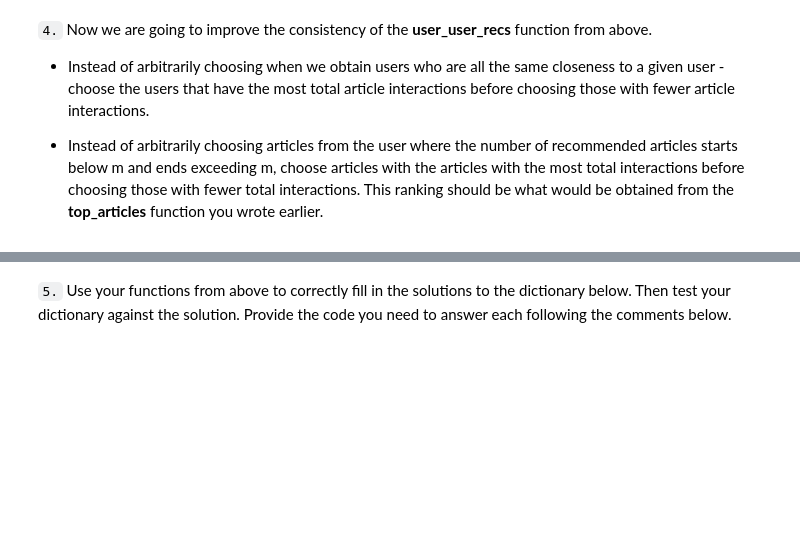
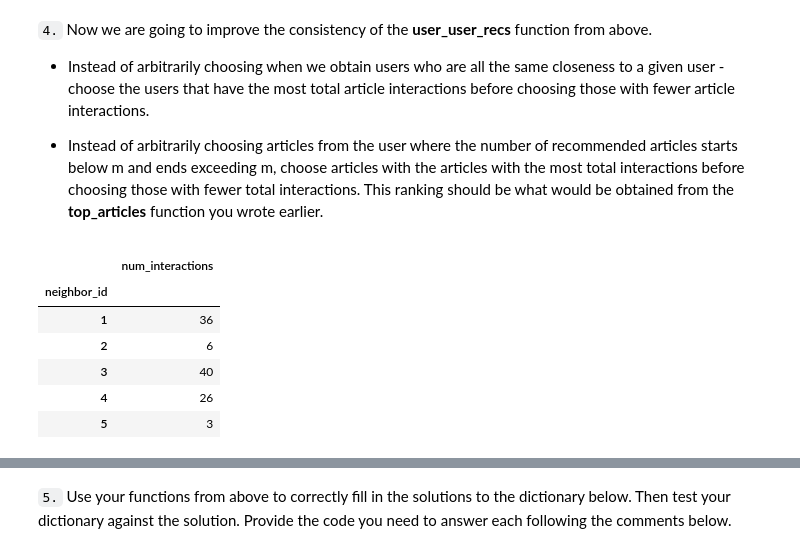
Before and after one commit to xueweiyema/RecommendationsWithIBM, a Jupyter notebook: Recommendations_with_IBM.ipynb, the cells around one changed output, grey strips where cells are left out. Saved outputs shown, nothing was run; the diff lists cells and outputs as text; code cells hidden in the pictures; blank space fills up the shorter version.

```diff
--- a/Recommendations_with_IBM.ipynb
+++ b/Recommendations_with_IBM.ipynb
@@ -702,3 +692,16 @@ TypeError: unhashable type: 'list'
 
 
 * Instead of arbitrarily choosing articles from the user where the number of recommended articles starts below m and ends exceeding m, choose articles with the articles with the most total interactions before choosing those with fewer total interactions. This ranking should be  what would be obtained from the **top_articles** function you wrote earlier.
+# %%
+df_user_articles=df[['user_id','article_id']].groupby('user_id').count()
+df_user_articles.rename(columns={'article_id':'num_interactions'},inplace=True)
+df_user_articles.index.names = ['neighbor_id']
+df_user_articles.head()
+# %% [output]
+|  | num_interactions |
+| neighbor_id |  |
+| 1 | 36 |
+| 2 | 6 |
+| 3 | 40 |
+| 4 | 26 |
+| 5 | 3 |
```
Also changed, not shown: parts of 13 cells of this notebook.
